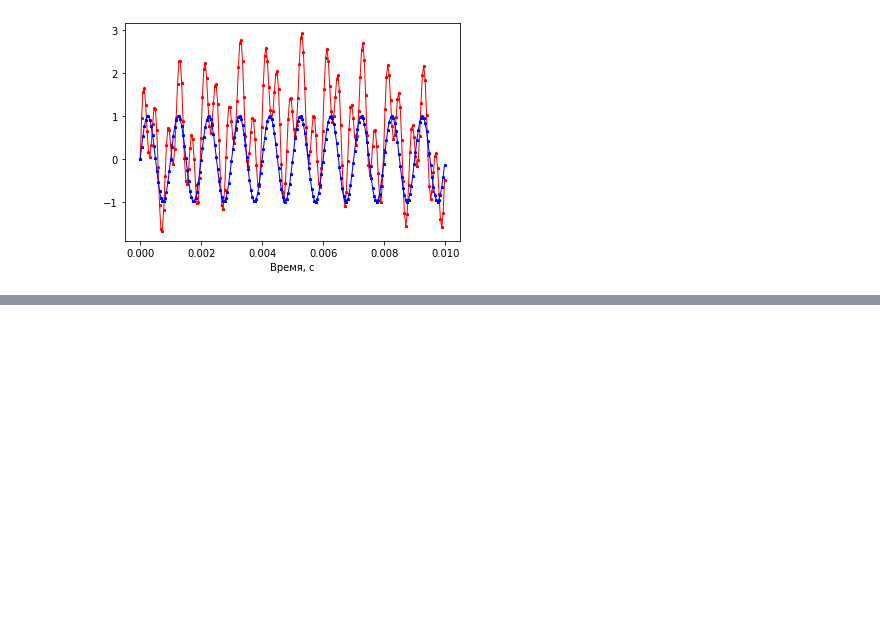
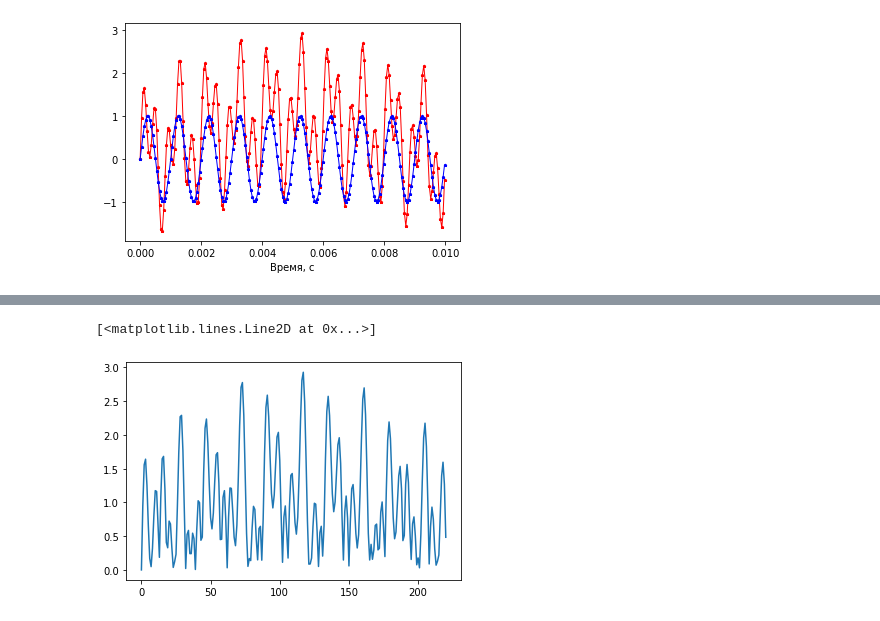
Before and after one commit to bakulev/jupyter_test, a Jupyter notebook: lock-in-demo.ipynb, the cells around one changed output, grey strips where cells are left out. Drawn from its saved outputs; the diff is of its cells as text; code cells hidden in the pictures; blank space fills up the shorter version.

```diff
--- a/lock-in-demo.ipynb
+++ b/lock-in-demo.ipynb
@@ -89,0 +86,6 @@ plt.plot(rfftfreq(len(t), 1./FD), np.abs(spectrum)/len(t)); # ';' for supress ou
+# %%
+r=np.sqrt(mult * mult + mult_quad * mult_quad)
+plt.plot(r)
+# %% [output]
+[<matplotlib.lines.Line2D at 0x...>]
+[figure, added]
```
Also changed, not shown: parts of 4 cells of this notebook.
